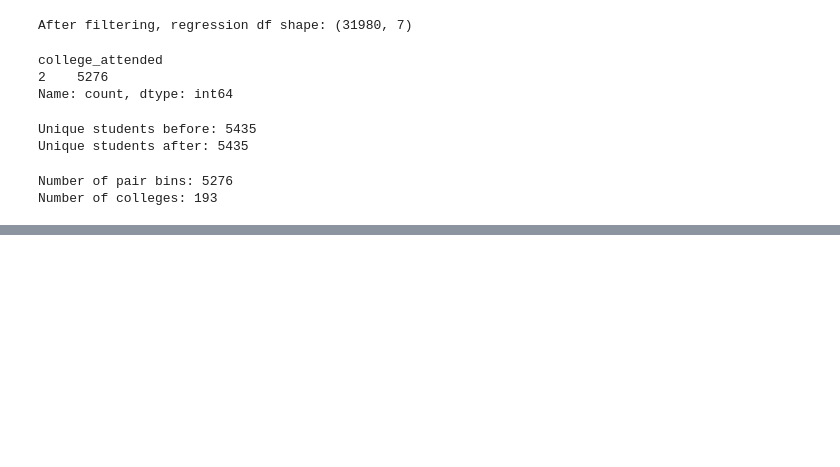
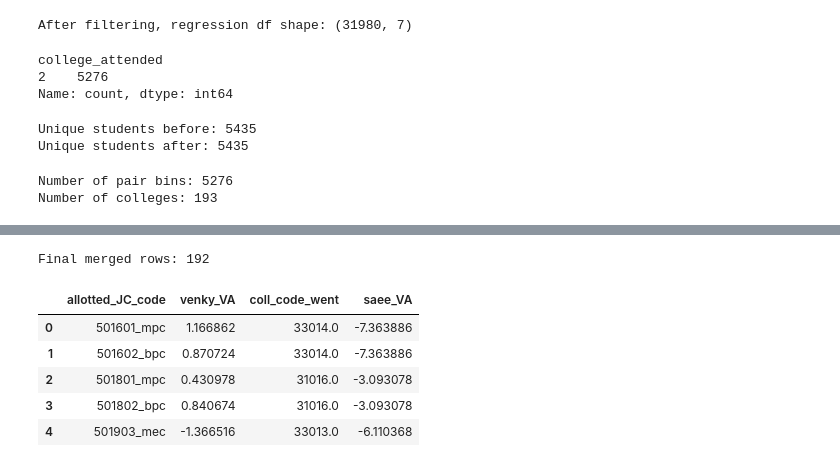
Before and after one commit to venkyc007/Economics_Project, a Jupyter notebook: Regression_2.ipynb, the cells around one changed output, grey strips where cells are left out. Saved outputs shown, nothing was run; the diff lists cells and outputs as text; code cells hidden in the pictures; blank space fills up the shorter version.

```diff
--- a/Regression_2.ipynb
+++ b/Regression_2.ipynb
@@ -744,0 +784,12 @@ Notes:
+# %%
+venky_df = venky_df.rename(columns={
+    "college_code": "allotted_JC_code",
+    "value_added": "venky_VA"
+})
+
+venky_df["allotted_JC_code"] = venky_df["allotted_JC_code"].astype(str).str.lower().str.strip()
+
+venky_df = venky_df[["allotted_JC_code", "venky_VA"]].dropna()
+
+print("Your VA rows:", venky_df.shape[0])
+venky_df.head()
@@ -744,0 +804,12 @@ Notes:
+# %%
+saee_df = saee_df.rename(columns={
+    "coll_code": "coll_code_went",
+    "VA_10": "saee_VA"
+})
+
+saee_df["coll_code_went"] = saee_df["coll_code_went"].astype(str).str.strip()
+
+saee_df = saee_df[["coll_code_went", "saee_VA"]].dropna()
+
+print("Saee VA rows:", saee_df.shape[0])
+saee_df.head()
@@ -744,0 +824,25 @@ Notes:
+# %%
+# Step 1: your VA (6-digit) → mapping
+merged = venky_df.merge(
+    mapping,
+    on="allotted_JC_code",
+    how="left"
+)
+
+# Step 2: bring in Saee’s VA (5-digit)
+merged = merged.merge(
+    saee_df,
+    on="coll_code_went",
+    how="left"
+)
+
+print("Final merged rows:", merged.shape[0])
+merged.head()
+# %% [output]
+Final merged rows: 192
+|  | allotted_JC_code | venky_VA | coll_code_went | saee_VA |
+| 0 | 501601_mpc | 1.166862 | 33014.0 | -7.363886 |
+| 1 | 501602_bpc | 0.870724 | 33014.0 | -7.363886 |
+| 2 | 501801_mpc | 0.430978 | 31016.0 | -3.093078 |
+| 3 | 501802_bpc | 0.840674 | 31016.0 | -3.093078 |
+| 4 | 501903_mec | -1.366516 | 33013.0 | -6.110368 |
```
Also changed, not shown: parts of 13 cells of this notebook, 10 other files.
